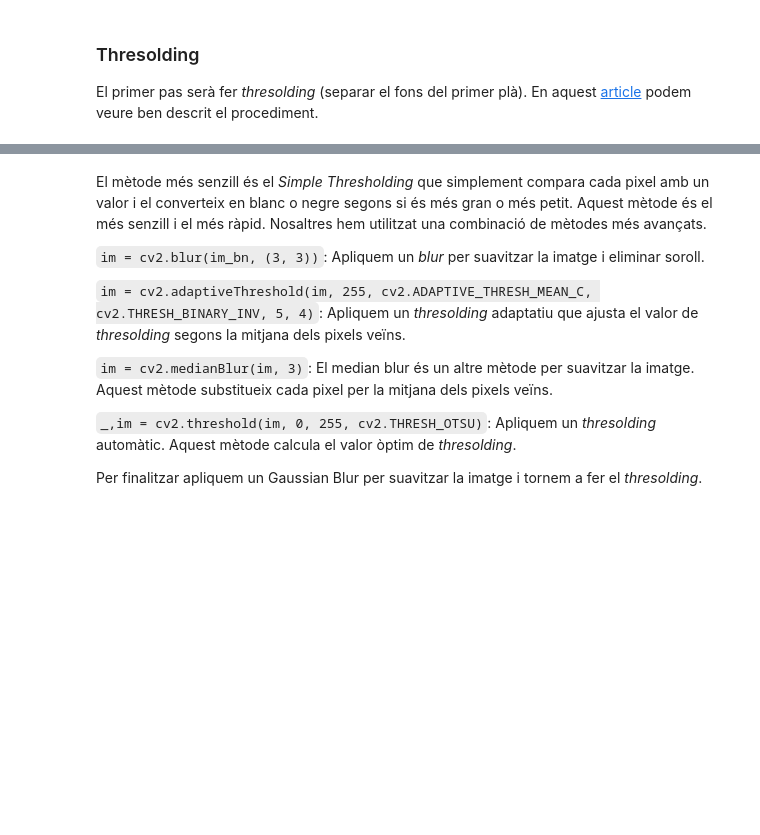
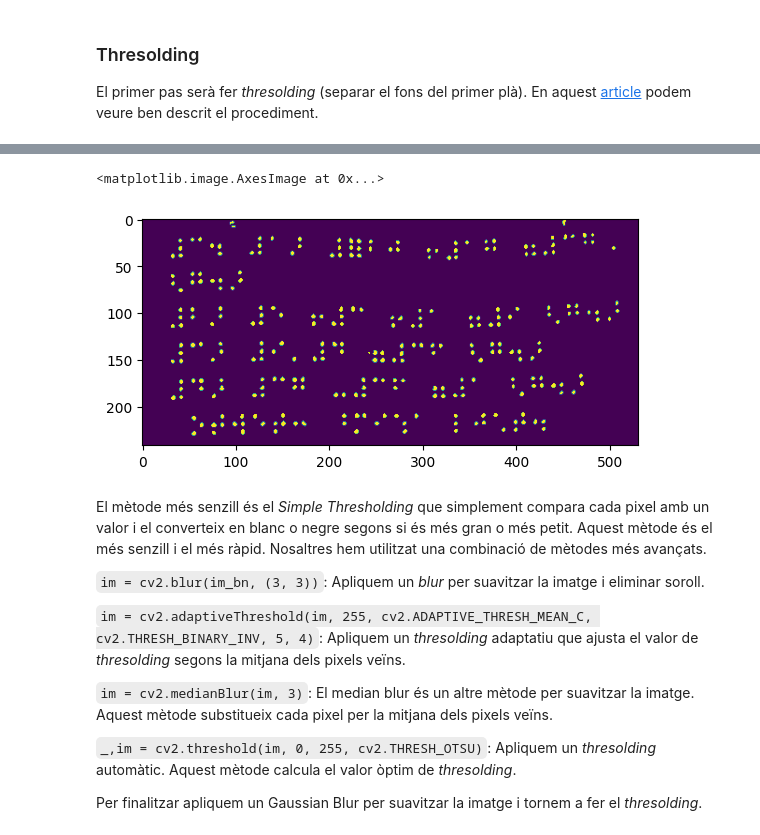
Before and after one commit to lawer/mia, a Jupyter notebook: apunts/8.-Reconeixement imatges/1_Introduccio_opencv.ipynb, the cells around one changed output, grey strips where cells are left out. Drawn from its saved outputs; the diff is of its cells as text; code cells hidden in the pictures; blank space fills up the shorter version.

```diff
--- a/apunts/8.-Reconeixement imatges/1_Introduccio_opencv.ipynb
+++ b/apunts/8.-Reconeixement imatges/1_Introduccio_opencv.ipynb
@@ -89,3 +108,11 @@ plt.imshow(im)
+# %%
+# cv2.GaussianBlur: aplica un filtre gaussià a la imatge.
+im = cv2.GaussianBlur(im, (3,3), 0)
+_,im = cv2.threshold(im, 0, 255, cv2.THRESH_OTSU)
+plt.imshow(im)
+# %% [output]
+<matplotlib.image.AxesImage at 0x...>
+[figure, added]
 # %% [markdown]
 El mètode més senzill és el _Simple Thresholding_ que simplement compara cada pixel amb un valor i el converteix en blanc o negre segons si és més gran o més petit. Aquest mètode és el més senzill i el més ràpid. Nosaltres hem utilitzat una combinació de mètodes més avançats.
 
```
Also changed, not shown: parts of 9 cells of this notebook.
